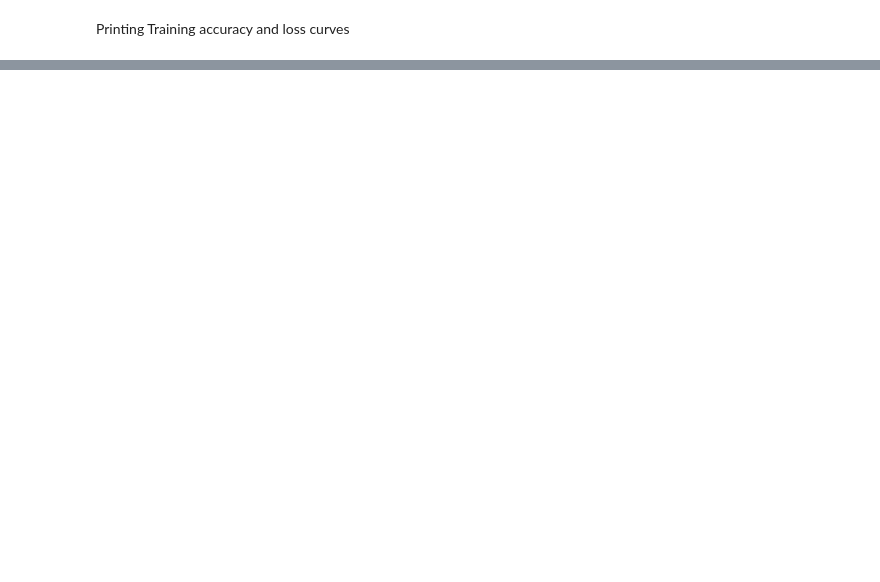
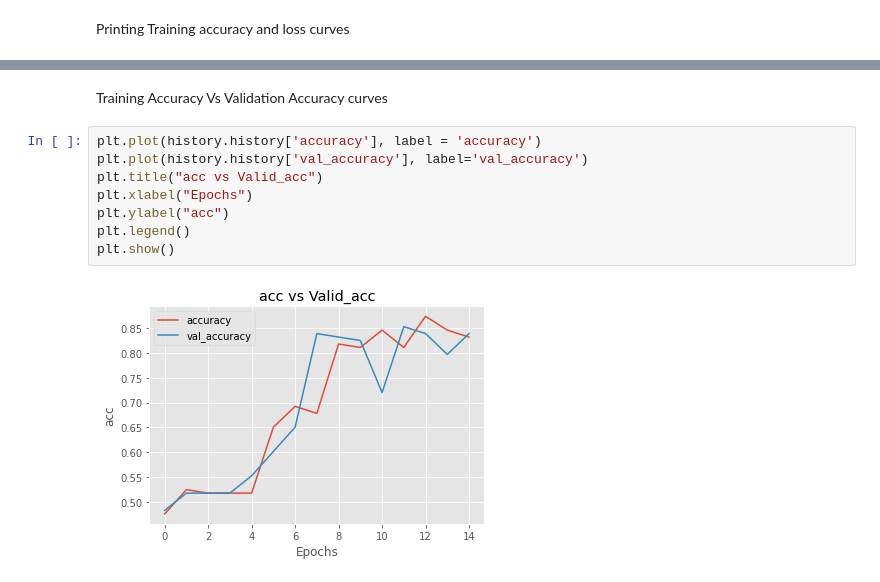
Before and after one commit to pirumba/deeplearning, a Jupyter notebook: Chest_opacity.ipynb, the cells around one changed output, grey strips where cells are left out. Cells and saved outputs as stored; diff of their text form; blank space fills up the shorter version.

```diff
--- a/Chest_opacity.ipynb
+++ b/Chest_opacity.ipynb
@@ -208,0 +221,12 @@ plt.show()
+# %% [markdown]
+Training Accuracy Vs Validation Accuracy curves
+# %%
+plt.plot(history.history['accuracy'], label = 'accuracy')
+plt.plot(history.history['val_accuracy'], label='val_accuracy')
+plt.title("acc vs Valid_acc")
+plt.xlabel("Epochs")
+plt.ylabel("acc")
+plt.legend()
+plt.show()
+# %% [output]
+[figure, added]
```
Also changed, not shown: parts of 10 cells of this notebook.
